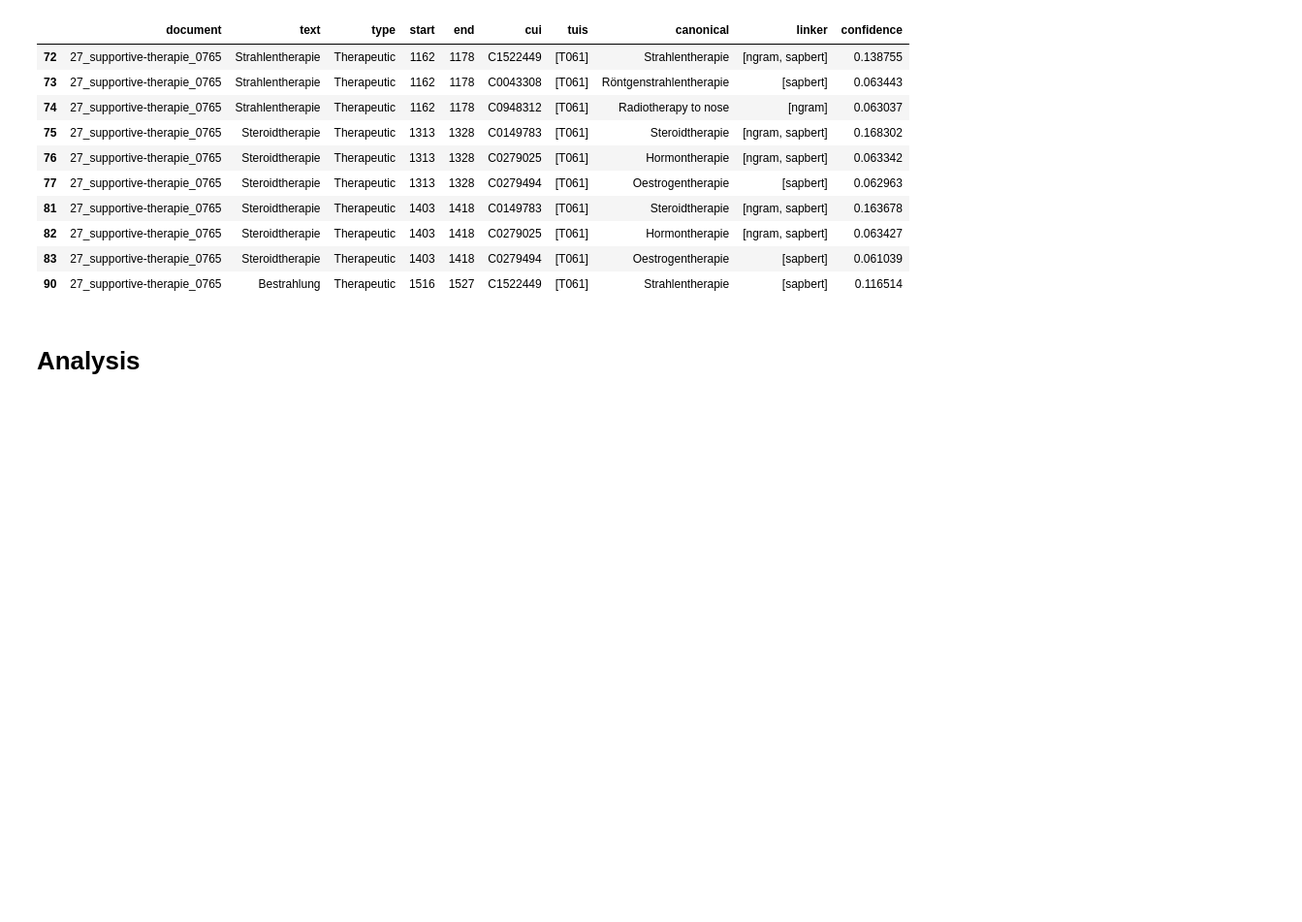
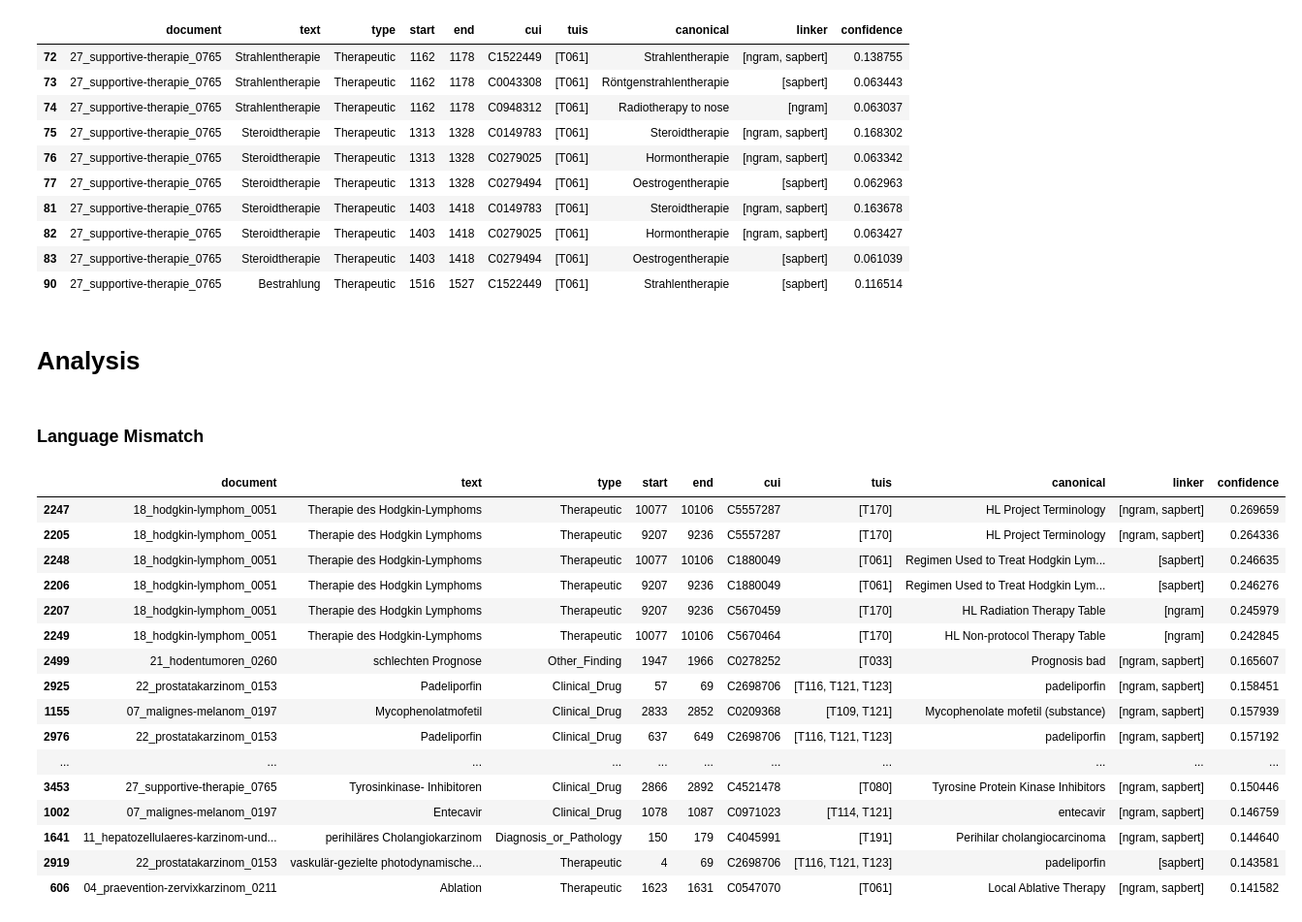
Before and after one commit to hpi-dhc/ggponc, a Jupyter notebook: 02_GGPONC_UMLS_Linking.ipynb, the cells around one changed output. Shown at 97% size. Cells and saved outputs as stored; diff of their text form; code cells hidden in the pictures; blank space fills up the shorter version.

```diff
--- a/02_GGPONC_UMLS_Linking.ipynb
+++ b/02_GGPONC_UMLS_Linking.ipynb
@@ -177,3 +177,7 @@ df = get_annotation_dataframe(result['reranked'], linker.kb, 1, 0.0)
 df.to_csv(f'output/{version}/entities_with_cuis.tsv', sep='\t', index=False)
 # %% [markdown]
 # Analysis
+# %%
+df_analysis = get_annotation_dataframe(result['reranked'], linker.kb, 3, 0.0, show_progress=False)
+# %%
+german_umls = load_kb(Path(conf.cache_dir) / 'german_umls' / 'german_umls.jsonl')
@@ -179,0 +189,22 @@ df.to_csv(f'output/{version}/entities_with_cuis.tsv', sep='\t', index=False)
+# %% [markdown]
+### Language Mismatch
+# %%
+df_analysis[df_analysis.cui.map(lambda c: not c in german_umls.cui_to_entity)].sort_values('confidence', ascending=False)[0:20]
+# %% [output]
+|  | document | text | type | start | end | cui | tuis | canonical | linker | confidence |
+| 2247 | 18_hodgkin-lymphom_0051 | Therapie des Hodgkin-Lymphoms | Therapeutic | 10077 | 10106 | C5557287 | [T170] | HL Project Terminology | [ngram, sapbert] | 0.269659 |
+| 2205 | 18_hodgkin-lymphom_0051 | Therapie des Hodgkin Lymphoms | Therapeutic | 9207 | 9236 | C5557287 | [T170] | HL Project Terminology | [ngram, sapbert] | 0.264336 |
+| 2248 | 18_hodgkin-lymphom_0051 | Therapie des Hodgkin-Lymphoms | Therapeutic | 10077 | 10106 | C1880049 | [T061] | Regimen Used to Treat Hodgkin Lym... | [sapbert] | 0.246635 |
+| 2206 | 18_hodgkin-lymphom_0051 | Therapie des Hodgkin Lymphoms | Therapeutic | 9207 | 9236 | C1880049 | [T061] | Regimen Used to Treat Hodgkin Lym... | [sapbert] | 0.246276 |
+| 2207 | 18_hodgkin-lymphom_0051 | Therapie des Hodgkin Lymphoms | Therapeutic | 9207 | 9236 | C5670459 | [T170] | HL Radiation Therapy Table | [ngram] | 0.245979 |
+| 2249 | 18_hodgkin-lymphom_0051 | Therapie des Hodgkin-Lymphoms | Therapeutic | 10077 | 10106 | C5670464 | [T170] | HL Non-protocol Therapy Table | [ngram] | 0.242845 |
+| 2499 | 21_hodentumoren_0260 | schlechten Prognose | Other_Finding | 1947 | 1966 | C0278252 | [T033] | Prognosis bad | [ngram, sapbert] | 0.165607 |
+| 2925 | 22_prostatakarzinom_0153 | Padeliporfin | Clinical_Drug | 57 | 69 | C2698706 | [T116, T121, T123] | padeliporfin | [ngram, sapbert] | 0.158451 |
+| 1155 | 07_malignes-melanom_0197 | Mycophenolatmofetil | Clinical_Drug | 2833 | 2852 | C0209368 | [T109, T121] | Mycophenolate mofetil (substance) | [ngram, sapbert] | 0.157939 |
+| 2976 | 22_prostatakarzinom_0153 | Padeliporfin | Clinical_Drug | 637 | 649 | C2698706 | [T116, T121, T123] | padeliporfin | [ngram, sapbert] | 0.157192 |
+| ... | ... | ... | ... | ... | ... | ... | ... | ... | ... | ... |
+| 3453 | 27_supportive-therapie_0765 | Tyrosinkinase- Inhibitoren | Clinical_Drug | 2866 | 2892 | C4521478 | [T080] | Tyrosine Protein Kinase Inhibitors | [ngram, sapbert] | 0.150446 |
+| 1002 | 07_malignes-melanom_0197 | Entecavir | Clinical_Drug | 1078 | 1087 | C0971023 | [T114, T121] | entecavir | [ngram, sapbert] | 0.146759 |
+| 1641 | 11_hepatozellulaeres-karzinom-und... | perihiläres Cholangiokarzinom | Diagnosis_or_Pathology | 150 | 179 | C4045991 | [T191] | Perihilar cholangiocarcinoma | [ngram, sapbert] | 0.144640 |
+| 2919 | 22_prostatakarzinom_0153 | vaskulär-gezielte photodynamische... | Therapeutic | 4 | 69 | C2698706 | [T116, T121, T123] | padeliporfin | [sapbert] | 0.143581 |
+| 606 | 04_praevention-zervixkarzinom_0211 | Ablation | Therapeutic | 1623 | 1631 | C0547070 | [T061] | Local Ablative Therapy | [ngram, sapbert] | 0.141582 |
```
Also changed, not shown: parts of 5 cells of this notebook, 2 other files.
